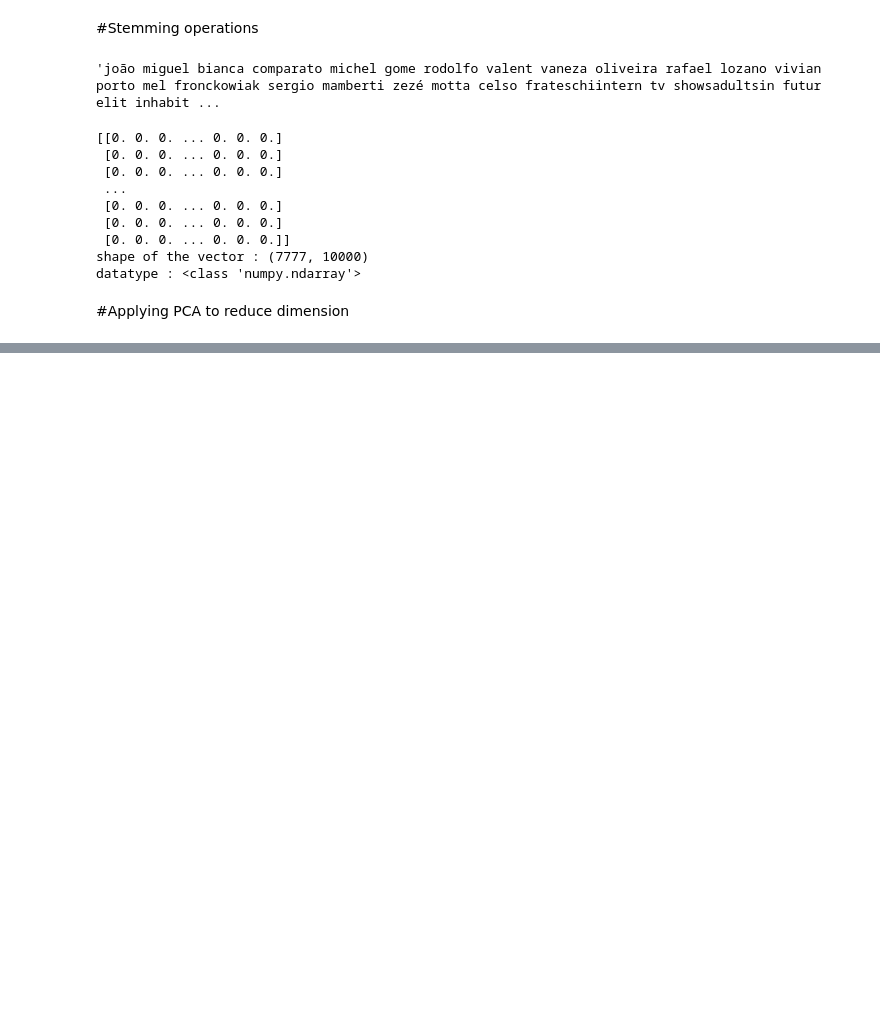
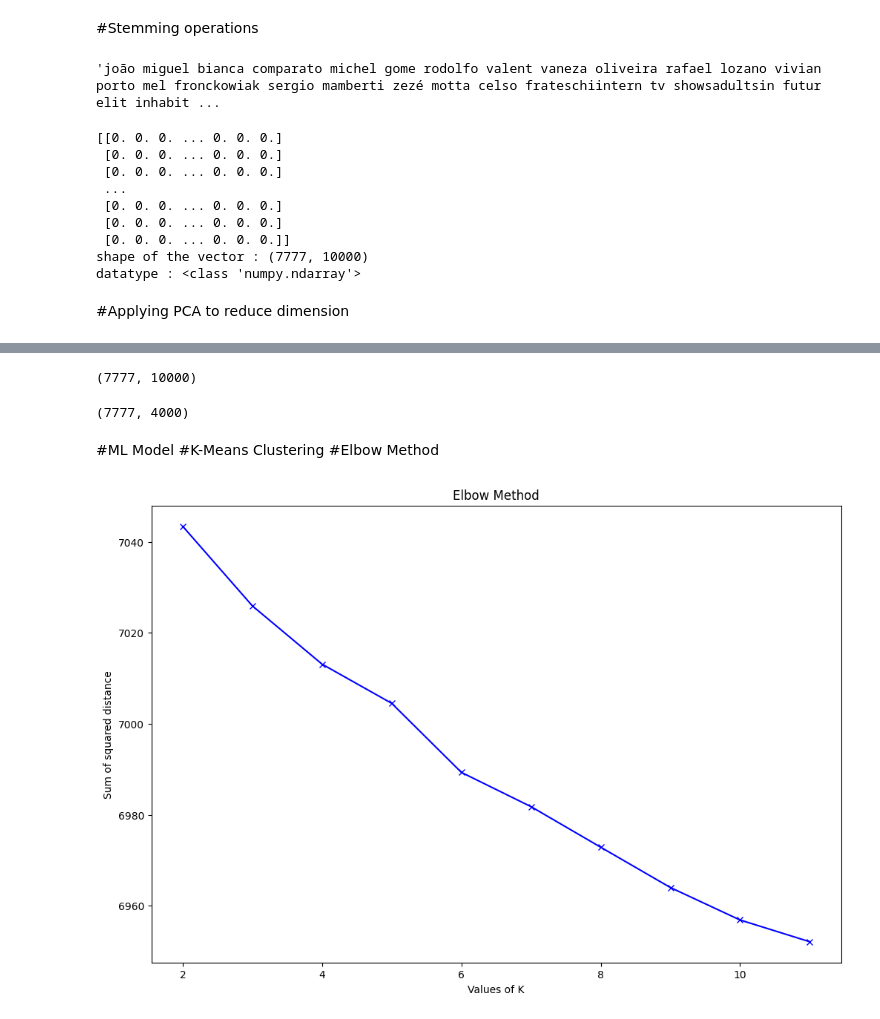
Before and after one commit to priyankadri/netflix_movies_tv_shows, a Jupyter notebook: netflix_movies_and_tv_shows.ipynb, the cells around one changed output, grey strips where cells are left out. Drawn from its saved outputs; the diff is of its cells as text; code cells hidden in the pictures; blank space fills up the shorter version.

```diff
--- a/netflix_movies_and_tv_shows.ipynb
+++ b/netflix_movies_and_tv_shows.ipynb
@@ -793,0 +801,37 @@ plt.show()
+# %%
+X.shape
+# %% [output]
+(7777, 10000)
+# %%
+# reducinmg the dimension to 4000.
+pca = PCA(n_components = 4000, random_state = 42)
+pca.fit(X)
+transformed_data = pca.fit_transform(X)
+transformed_data.shape
+# %% [output]
+(7777, 4000)
+# %%
+# copy of the transformed data.
+net_data = transformed_data.copy()
+# %% [markdown]
+#ML Model
+#K-Means Clustering
+#Elbow Method
+# %%
+# finding the k value through elbow method.
+k_value = range(2,12)
+ssd_value = []
+for k in k_value:
+  kmeans = KMeans(n_clusters=k, init = 'k-means++', random_state = 42)
+  kmeans.fit(net_data)
+  ssd_value.append(kmeans.inertia_)
+# %%
+# plotting the elbow curve.
+plt.figure(figsize=(12,8))
+plt.plot(k_value, ssd_value, 'bx-')
+plt.xlabel('Values of K')
+plt.ylabel('Sum of squared distance')
+plt.title('Elbow Method')
+plt.show()
+# %% [output]
+[figure, added]
```
Also changed, not shown: parts of 31 cells of this notebook.
